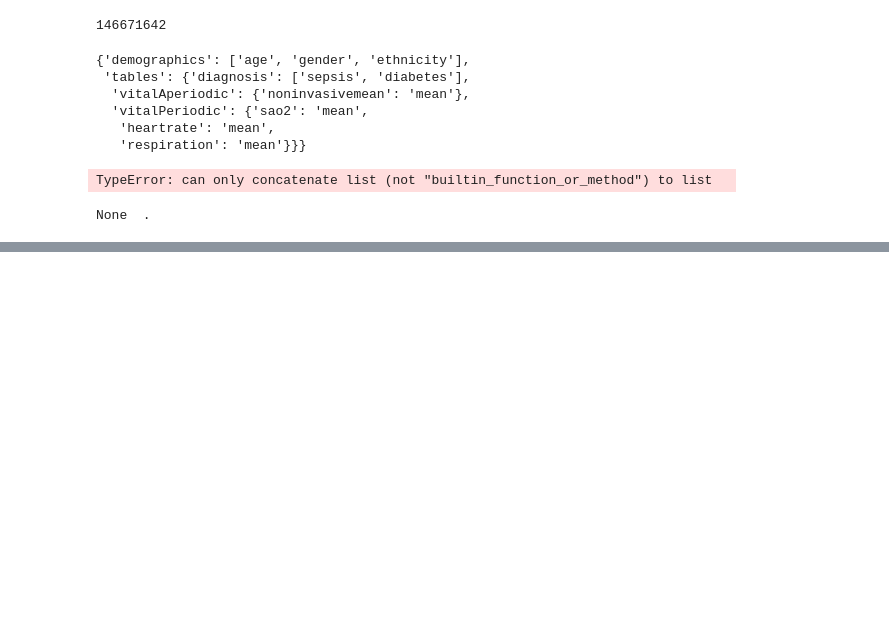
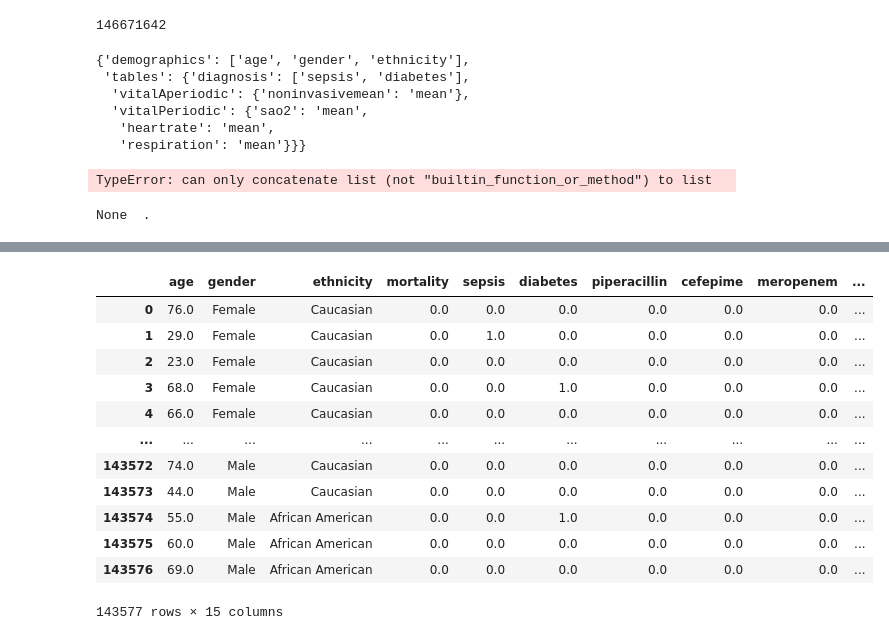
Before and after one commit to hhaller0826/ehr-ncm, a Jupyter notebook: exp.ipynb, the cells around one changed output, grey strips where cells are left out. Drawn from its saved outputs; the diff is of its cells as text; code cells hidden in the pictures; blank space fills up the shorter version.

```diff
--- a/exp.ipynb
+++ b/exp.ipynb
@@ -400,0 +792,17 @@ None  .
+# %%
+df = default_data.data[default_data.features]
+df
+# %% [output]
+|  | age | gender | ethnicity | mortality | sepsis | diabetes | piperacillin | cefepime | meropenem | ... |
+| 0 | 76.0 | Female | Caucasian | 0.0 | 0.0 | 0.0 | 0.0 | 0.0 | 0.0 | ... |
+| 1 | 29.0 | Female | Caucasian | 0.0 | 1.0 | 0.0 | 0.0 | 0.0 | 0.0 | ... |
+| 2 | 23.0 | Female | Caucasian | 0.0 | 0.0 | 0.0 | 0.0 | 0.0 | 0.0 | ... |
+| 3 | 68.0 | Female | Caucasian | 0.0 | 0.0 | 1.0 | 0.0 | 0.0 | 0.0 | ... |
+| 4 | 66.0 | Female | Caucasian | 0.0 | 0.0 | 0.0 | 0.0 | 0.0 | 0.0 | ... |
+| ... | ... | ... | ... | ... | ... | ... | ... | ... | ... | ... |
+| 143572 | 74.0 | Male | Caucasian | 0.0 | 0.0 | 0.0 | 0.0 | 0.0 | 0.0 | ... |
+| 143573 | 44.0 | Male | Caucasian | 0.0 | 0.0 | 0.0 | 0.0 | 0.0 | 0.0 | ... |
+| 143574 | 55.0 | Male | African American | 0.0 | 0.0 | 1.0 | 0.0 | 0.0 | 0.0 | ... |
+| 143575 | 60.0 | Male | African American | 0.0 | 0.0 | 0.0 | 0.0 | 0.0 | 0.0 | ... |
+| 143576 | 69.0 | Male | African American | 0.0 | 0.0 | 0.0 | 0.0 | 0.0 | 0.0 | ... |
+143577 rows × 15 columns
```
Also changed, not shown: parts of 66 cells of this notebook, 14 other files.
